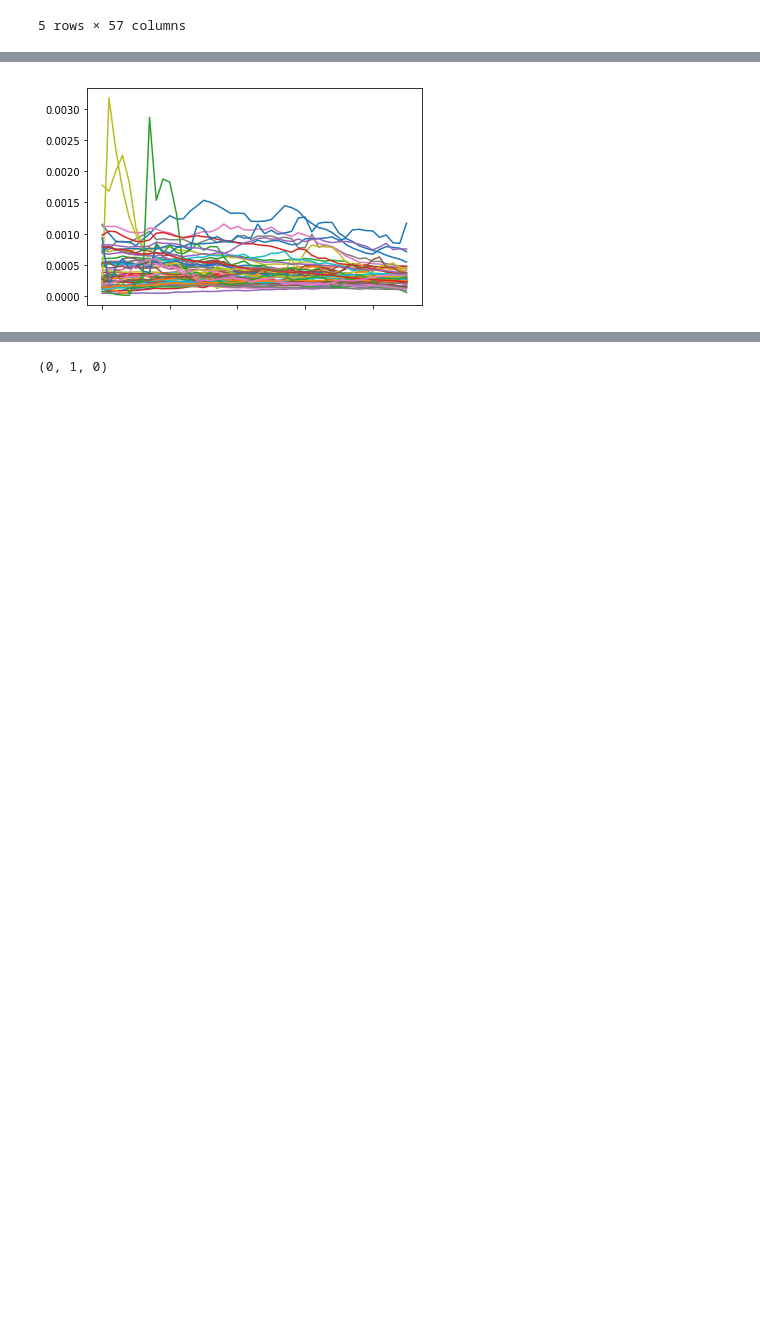
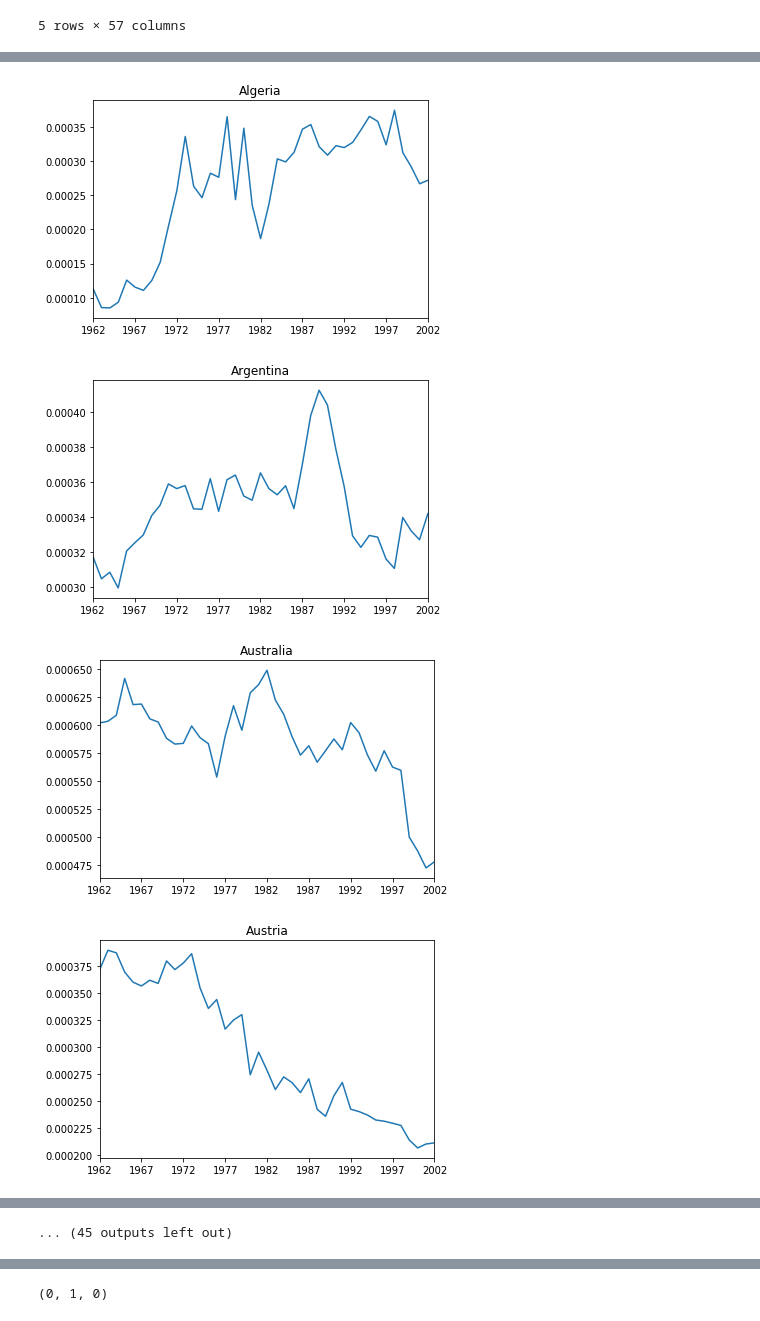
Before and after one commit to robinleoknauth/time_series_project, a Jupyter notebook: carbon_emissions_EDA.ipynb, the cells around one changed output, grey strips where cells are left out. Cells and saved outputs as stored; diff of their text form; code cells hidden in the pictures; blank space fills up the shorter version.

Commit message:
add better comments, markdown text, fuller tests, better plotting

```diff
--- a/carbon_emissions_EDA.ipynb
+++ b/carbon_emissions_EDA.ipynb
@@ -283,7 +291,11 @@ df_ratios_train.tail()
 # %%
 for country in df_ratios_train.columns:
 
     series = df_ratios_train[country]
-    series.plot()
+    series.plot(title = country)
+    plt.show()
 # %% [output]
-[figure, old version]
+[figure, new version]
+[figure, added]
+[figure, added]
+[figure, added]
@@ -289,0 +310 @@ for country in df_ratios_train.columns:
+... (45 outputs left out)
```
Also changed, not shown: parts of 30 cells of this notebook.
